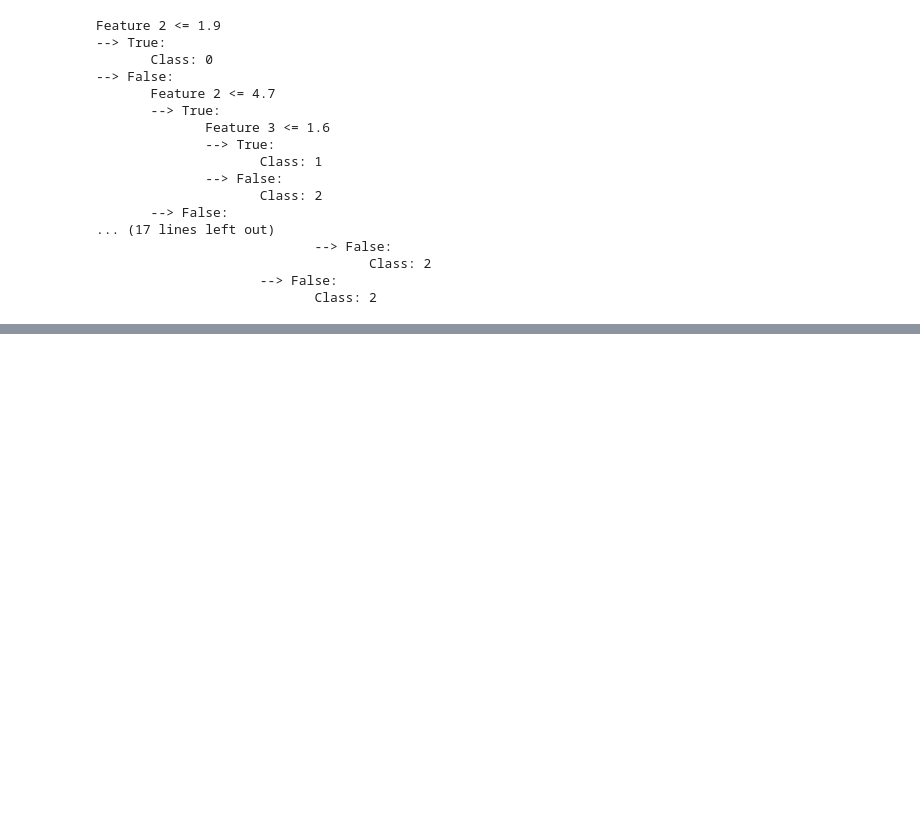
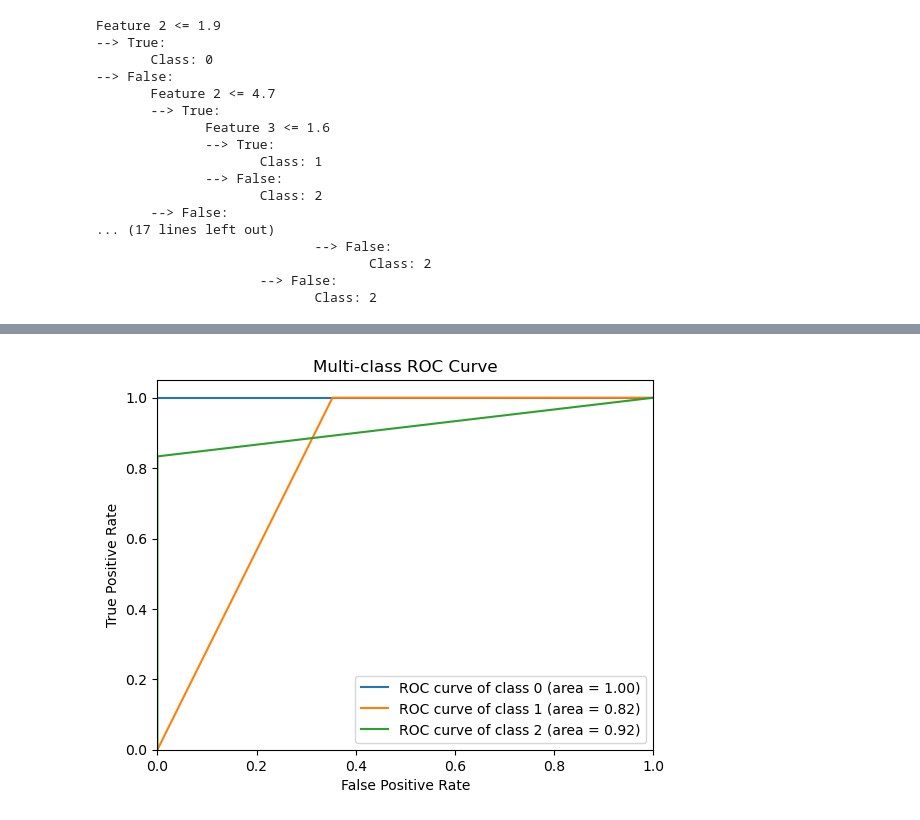
Before and after one commit to hasantann/YAP470, a Jupyter notebook: Ödev1/odev_1.ipynb, the cells around one changed output, grey strips where cells are left out. Cells and saved outputs as stored; diff of their text form; code cells hidden in the pictures; blank space fills up the shorter version.

```diff
--- a/Ödev1/odev_1.ipynb
+++ b/Ödev1/odev_1.ipynb
@@ -77,0 +215,32 @@ Feature 2 <= 1.9
+# %%
+from sklearn.tree import DecisionTreeClassifier
+from sklearn.metrics import roc_curve, auc
+from sklearn.preprocessing import label_binarize
+from sklearn.multiclass import OneVsRestClassifier
+
+y = label_binarize(y, classes=[0, 1, 2])
+n_classes = y.shape[1]
+
+X_train, X_test, y_train, y_test = train_test_split(X, y, test_size=0.2, random_state=0)
+
+classifier = OneVsRestClassifier(DecisionTreeClassifier(max_depth=1))
+
+fpr = dict()
+tpr = dict()
+roc_auc = dict()
+for i in range(n_classes):
+    fpr[i], tpr[i], _ = roc_curve(y_test[:, i], classifier.fit(X_train, y_train).predict_proba(X_test)[:, i])
+    roc_auc[i] = auc(fpr[i], tpr[i])
+
+plt.figure()
+for i in range(n_classes):
+    plt.plot(fpr[i], tpr[i], label='ROC curve of class {0} (area = {1:0.2f})'.format(i, roc_auc[i]))
+plt.xlim([0.0, 1.0])
+plt.ylim([0.0, 1.05])
+plt.xlabel('False Positive Rate')
+plt.ylabel('True Positive Rate')
+plt.title('Multi-class ROC Curve')
+plt.legend(loc="lower right")
+plt.show()
+# %% [output]
+[figure, added]
```
Also changed, not shown: parts of 22 cells of this notebook, 1 other file.
